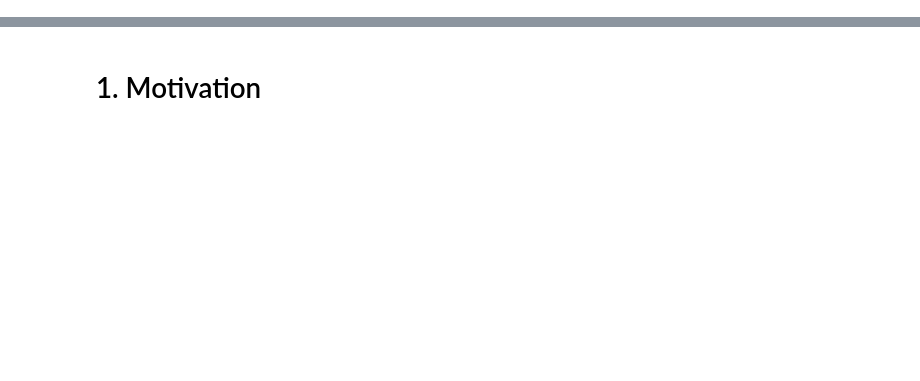
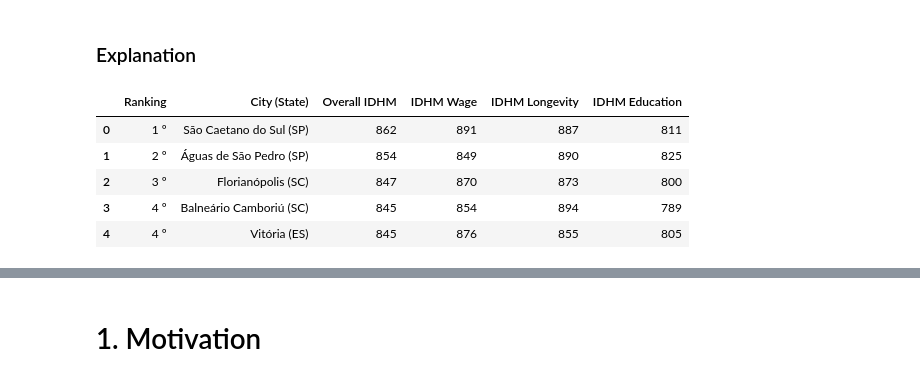
Before and after one commit to alonakonst/alonakonst.github.io, a Jupyter notebook: notebook.ipynb, the cells around one changed output, grey strips where cells are left out. Cells and saved outputs as stored; diff of their text form; code cells hidden in the pictures; blank space fills up the shorter version.

```diff
--- a/notebook.ipynb
+++ b/notebook.ipynb
@@ -0,0 +60,12 @@
+# %% [markdown]
+### Explanation
+# %%
+idh_df = pd.read_csv('data/idh.csv', header=0, sep=',')
+idh_df.head()
+# %% [output]
+|  | Ranking | City (State) | Overall IDHM | IDHM Wage | IDHM Longevity | IDHM Education |
+| 0 | 1 º | São Caetano do Sul (SP) | 862 | 891 | 887 | 811 |
+| 1 | 2 º | Águas de São Pedro (SP) | 854 | 849 | 890 | 825 |
+| 2 | 3 º | Florianópolis (SC) | 847 | 870 | 873 | 800 |
+| 3 | 4 º | Balneário Camboriú (SC) | 845 | 854 | 894 | 789 |
+| 4 | 4 º | Vitória (ES) | 845 | 876 | 855 | 805 |
```
Also changed, not shown: parts of 53 cells of this notebook, 3 other files.
